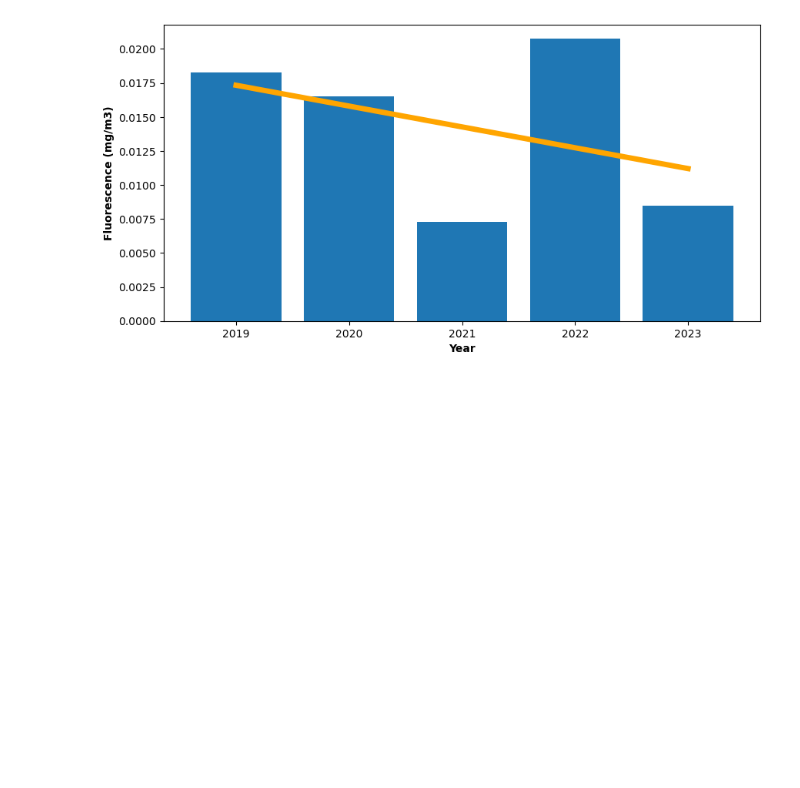
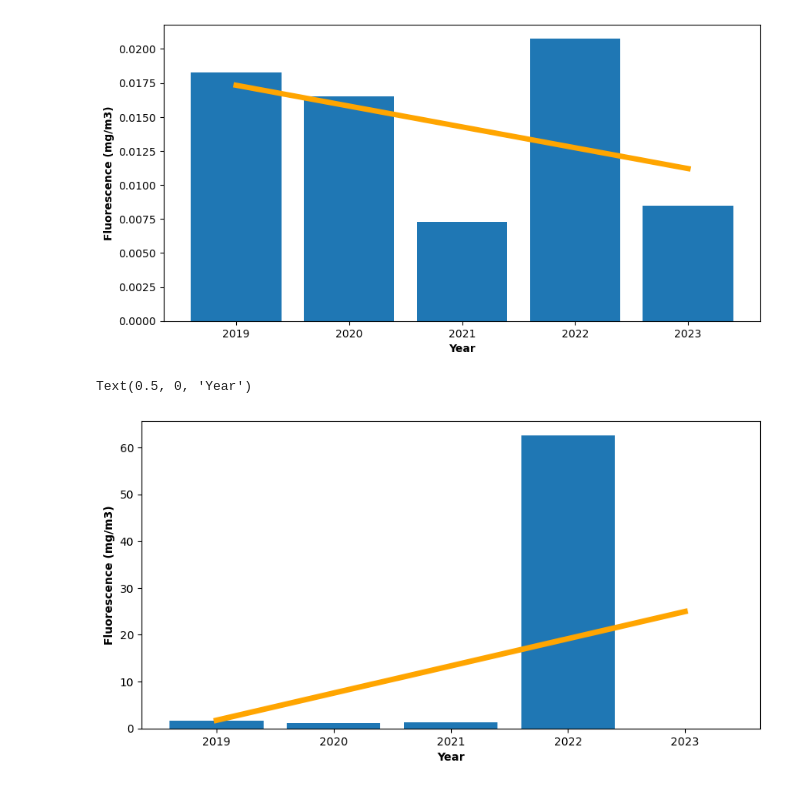
Before and after one commit to haganjam/MAR440_2023, a Jupyter notebook: code/CTD_plot_script.ipynb, the cells around one changed output. Cells and saved outputs as stored; diff of their text form; code cells hidden in the pictures; blank space fills up the shorter version.

```diff
--- a/code/CTD_plot_script.ipynb
+++ b/code/CTD_plot_script.ipynb
@@ -28,6 +28,9 @@ data = pd.read_csv("/home/filip/R/BioLumi/MAR440_2023/data/2020/data_2020_trim")
 df_2021 = df_2021[df_2021.prDM > 1]
 
 df_2023_w["Year"] = 2023
+
+#Import augustas cleaned data
+df_aug = pd.read_csv("/home/filip/R/BioLumi/MAR440_2023/data/clean_data/fixed_flur_byfjorden_clean_data.csv")
 # %%
 #Select the stations from 2019
 st_1_19 = (df_2019.loc[df_2019['STATION']=='ST_1'])
@@ -780,4 +783,8 @@ byfjord_top = byfjord_data[byfjord_data.prDM > 15]
 
 byfjord_trim = byfjord_top[byfjord_top.prDM < 25]
 
-byfjord_trim
+#Now we trim augustas data
+
+aug_byfjord_top = df_aug[df_aug.prDM > 15]
+
+aug_byfjord_trim = aug_byfjord_top[aug_byfjord_top.prDM < 25]
@@ -803,4 +790,0 @@ byfjord_year = byfjord_trim["Year"]
-# %%
-plt.rcParams["figure.figsize"]=(20,10)
-plt.Figure()
-#plt.scatter( byfjord_count["row_number"], byfjord_fleco,linewidth=3)
@@ -812,10 +794,20 @@ byfjord_mean = byfjord_trim.groupby("Year")["Fluorescence"].mean()
 
 byfjord_annual = pd.DataFrame(byfjord_mean).reset_index()
 
+#Calculate the mean for augusta
+aug_byfjord_mean = aug_byfjord_trim.groupby("Year")["flECO-AFL"].mean()
+
+aug_byfjord_annual = pd.DataFrame(aug_byfjord_mean).reset_index()
+
 
 #Calculate trendline
 z = np.polyfit(byfjord_annual["Year"], byfjord_annual["Fluorescence"], 1)
 p = np.poly1d(z)
+
+#Augusta trendline
+
+z1 = np.polyfit(aug_byfjord_annual["Year"], aug_byfjord_annual["flECO-AFL"], 1)
+p1 = np.poly1d(z1)
 # %%
 #Now plot that
 plt.rcParams["figure.figsize"]=(10,5)
@@ -826,3 +818,13 @@ plt.xlabel("Year",fontweight='bold')
 # %% [output]
 Text(0.5, 0, 'Year')
 [figure]
+# %%
+#Now plot that
+plt.rcParams["figure.figsize"]=(10,5)
+plt.bar(aug_byfjord_annual["Year"], aug_byfjord_annual["flECO-AFL"])
+plt.plot(aug_byfjord_annual["Year"], p1(aug_byfjord_annual["Year"]) ,color="orange", linewidth="5")
+plt.ylabel("Fluorescence (mg/m3)",fontweight='bold')
+plt.xlabel("Year",fontweight='bold')
+# %% [output]
+Text(0.5, 0, 'Year')
+[figure, added]
```
Also changed, not shown: parts of 5 cells of this notebook, 1 other file.
